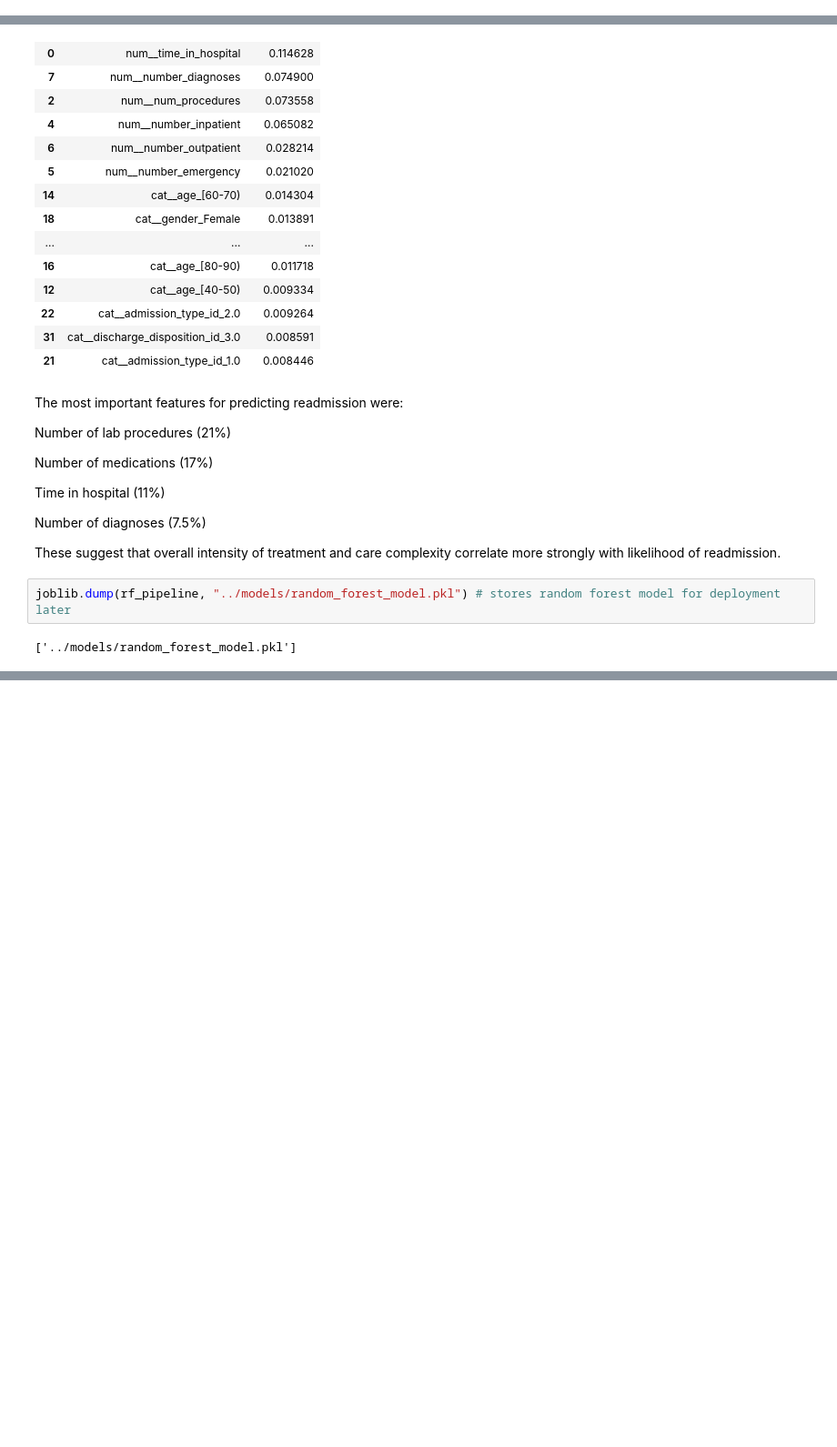
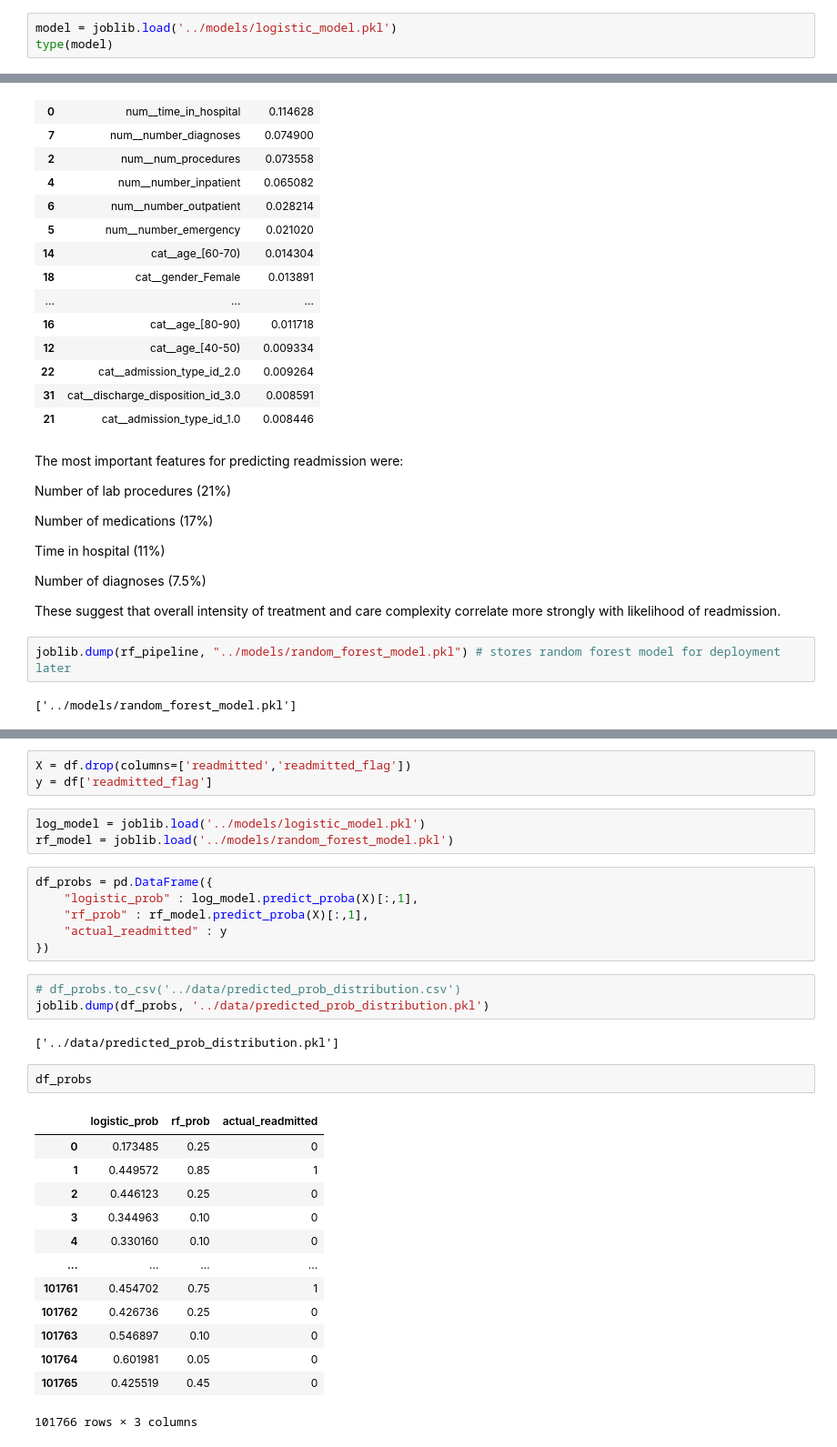
Before and after one commit to CraigMariani/Diabetes-Readmission-Rate-Classifier, a Jupyter notebook: notebooks/Analyzing_UCI_Readmissions_Diabetes_Dataset.ipynb, the cells around one changed output, grey strips where cells are left out. Shown at 91% size. Saved outputs shown, nothing was run; the diff lists cells and outputs as text; blank space fills up the shorter version.

```diff
--- a/notebooks/Analyzing_UCI_Readmissions_Diabetes_Dataset.ipynb
+++ b/notebooks/Analyzing_UCI_Readmissions_Diabetes_Dataset.ipynb
@@ -429,3 +548,6 @@ import joblib
 joblib.dump(pipeline, "../models/logistic_model.pkl") # stores model for deployment later
 # %% [output]
 ['../models/logistic_model.pkl']
+# %%
+model = joblib.load('../models/logistic_model.pkl')
+type(model)
@@ -685,0 +816,33 @@ TypeError: '<' not supported between instances of 'int' and 'str'
+# %%
+X = df.drop(columns=['readmitted','readmitted_flag'])
+y = df['readmitted_flag']
+# %%
+log_model = joblib.load('../models/logistic_model.pkl')
+rf_model = joblib.load('../models/random_forest_model.pkl')
+# %%
+df_probs = pd.DataFrame({
+    "logistic_prob" : log_model.predict_proba(X)[:,1],
+    "rf_prob" : rf_model.predict_proba(X)[:,1],
+    "actual_readmitted" : y
+})
+# %%
+# df_probs.to_csv('../data/predicted_prob_distribution.csv')
+joblib.dump(df_probs, '../data/predicted_prob_distribution.pkl')
+# %% [output]
+['../data/predicted_prob_distribution.pkl']
+# %%
+df_probs
+# %% [output]
+|  | logistic_prob | rf_prob | actual_readmitted |
+| 0 | 0.173485 | 0.25 | 0 |
+| 1 | 0.449572 | 0.85 | 1 |
+| 2 | 0.446123 | 0.25 | 0 |
+| 3 | 0.344963 | 0.10 | 0 |
+| 4 | 0.330160 | 0.10 | 0 |
+| ... | ... | ... | ... |
+| 101761 | 0.454702 | 0.75 | 1 |
+| 101762 | 0.426736 | 0.25 | 0 |
+| 101763 | 0.546897 | 0.10 | 0 |
+| 101764 | 0.601981 | 0.05 | 0 |
+| 101765 | 0.425519 | 0.45 | 0 |
+101766 rows × 3 columns
```
Also changed, not shown: parts of 31 cells of this notebook, 30 other files.
